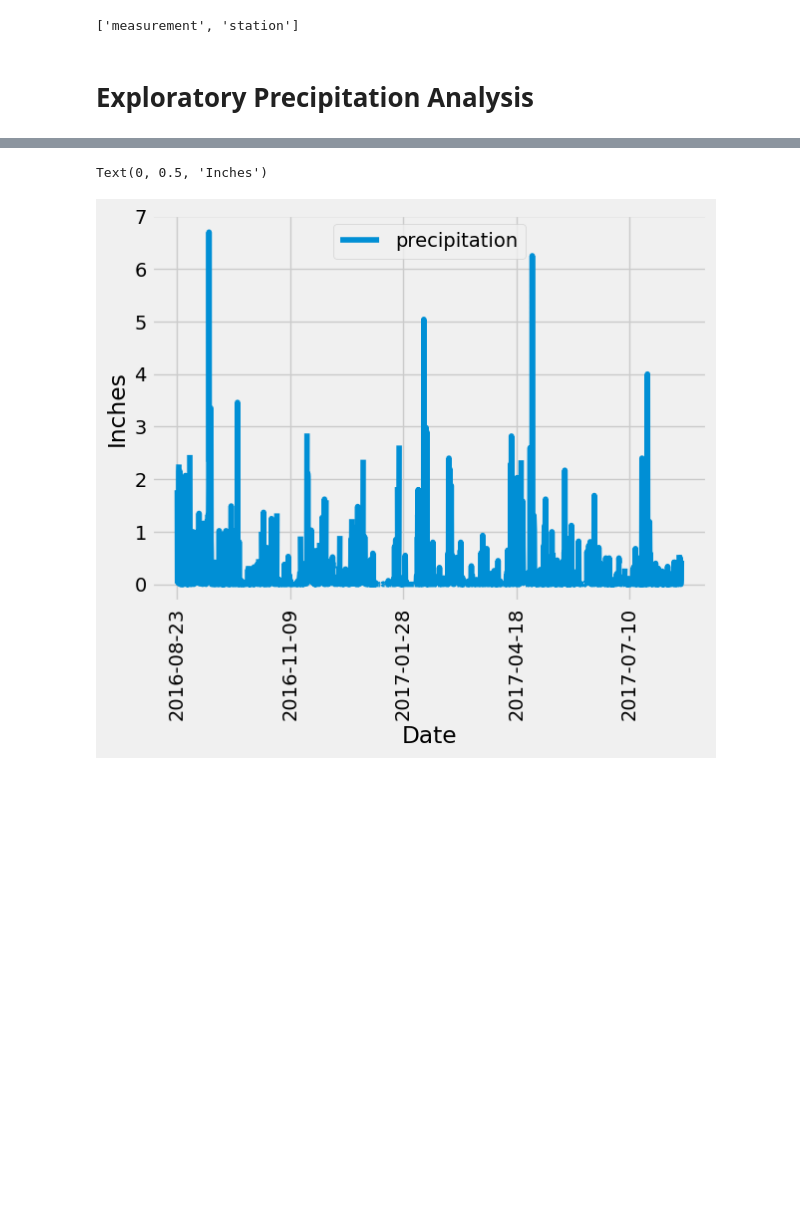
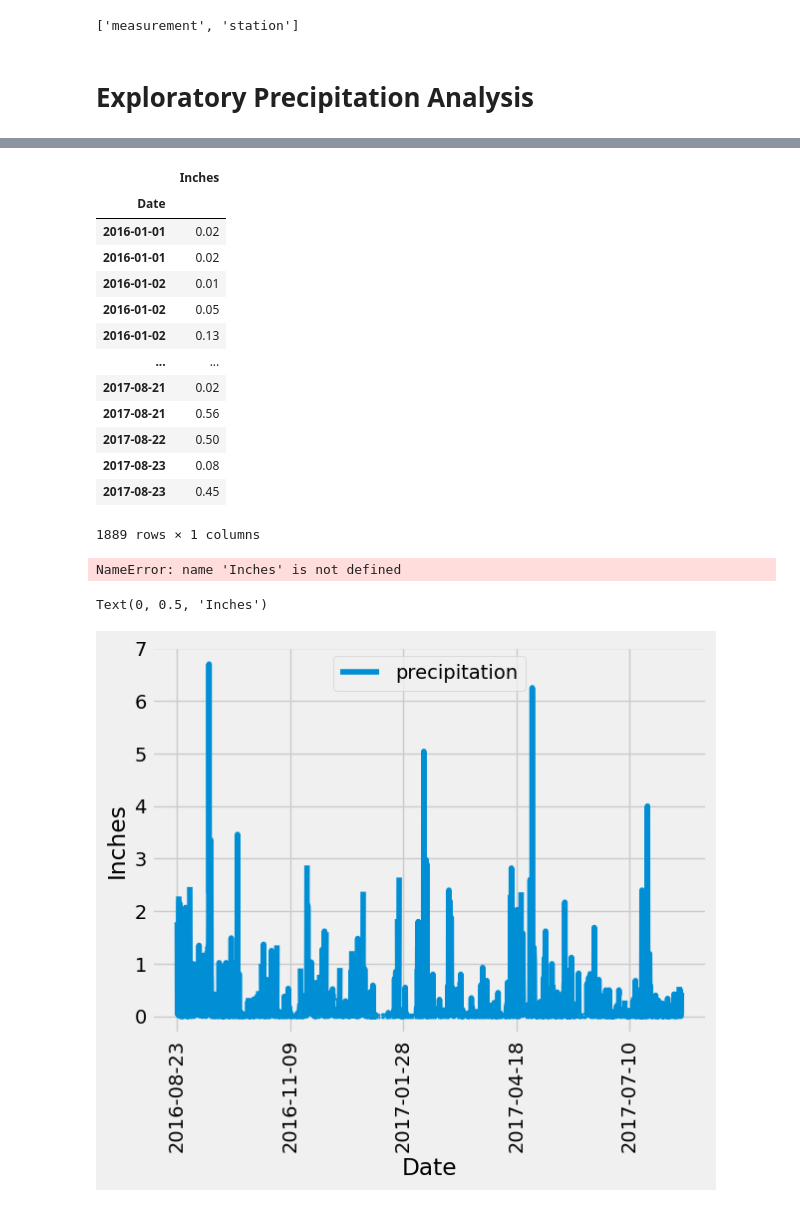
Before and after one commit to Cookees81/sqlalchemy-challenge, a Jupyter notebook: climate_starter.ipynb, the cells around one changed output, grey strips where cells are left out. Drawn from its saved outputs; the diff is of its cells as text; code cells hidden in the pictures; blank space fills up the shorter version.

Commit message:
dataframe & plotting prcp inches/dates

```diff
--- a/climate_starter.ipynb
+++ b/climate_starter.ipynb
@@ -33,9 +33,9 @@ Base.classes.keys()
 ['measurement', 'station']
 # %%
 # Save references to each table
-all_tables = {}
-for table in Base.classes.keys():
-    all_tables[table] = Base.classes[table]
+measurement = Base.classes.measurement
+
+station = Base.classes.station
 # %%
 # Create our session (link) from Python to the DB
 session = Session(engine)
@@ -54,0 +64,11 @@ NameError: name 'first_row' is not defined
+# %%
+# setting date
+# date = dt.datetime('2016, 8, 23')
+# query to retrieve data and filter,sort the dataframe by date
+results = session.query(measurement.prcp,
+                              measurement.date).\
+                        filter(measurement.date > '2016, 8, 23').filter(measurement.prcp > 0).order_by(measurement.date)
+
+# list comprehension, explicitly sets the column names
+rain_drops = [{"Date": result[1], "Inches": result[0]} for result in results]
+rain_drops
@@ -55,3 +93,62 @@ NameError: name 'first_row' is not defined
+# %%
+# Save the query results as a Pandas DataFrame.
+df = pd.DataFrame(rain_drops, columns=['Date', 'Inches'])
+df.set_index('Date', inplace=True)
+df
+# %% [output]
+|  | Inches |
+| Date |  |
+| 2016-01-01 | 0.02 |
+| 2016-01-01 | 0.02 |
+| 2016-01-02 | 0.01 |
+| 2016-01-02 | 0.05 |
+| 2016-01-02 | 0.13 |
+| ... | ... |
+| 2017-08-21 | 0.02 |
+| 2017-08-21 | 0.56 |
+| 2017-08-22 | 0.50 |
+| 2017-08-23 | 0.08 |
+| 2017-08-23 | 0.45 |
+1889 rows × 1 columns
+# %%
+import datetime
+
+import matplotlib.pyplot as plt
+import numpy as np
+
+from matplotlib.dates import (YEARLY, DateFormatter, RRuleLocator, drange,
+                              rrulewrapper)
+
+# # Fixing random state for reproducibility
+# np.random.seed(19680801)
+
+
+# tick every 3 months
+rule = rrulewrapper(YEARLY, bymonth=1, interval=3)
+loc = RRuleLocator(rule)
+formatter = DateFormatter('%m/%d/%y')
+date1 = datetime.date(2016, 8, 23)
+date2 = datetime.date(2017, 8, 23)
+delta = datetime.timedelta(days=30)
+
+dates = drange(date1, date2, delta)
+s = df[Inches]
+
+
+df = plt.subplots()
+
+df.plot(kind="bar", use_index=False, figsize=(8,6),
+                                xlabel="Date",
+                                ylabel="Inches", grid=True)
+
+plt.plot(dates, s, 'o')
+df.xaxis.set_major_locator(loc)
+df.xaxis.set_major_formatter(formatter)
+df.xaxis.set_tick_params(rotation=30, labelsize=10)
+
+plt.show()
+# %% [output]
+NameError: name 'Inches' is not defined
 # %%
 # Design a query to retrieve the last 12 months of precipitation data and plot the results.
 # Starting from the most recent data point in the database.
```
Also changed, not shown: parts of 6 cells of this notebook, 1 other file.
